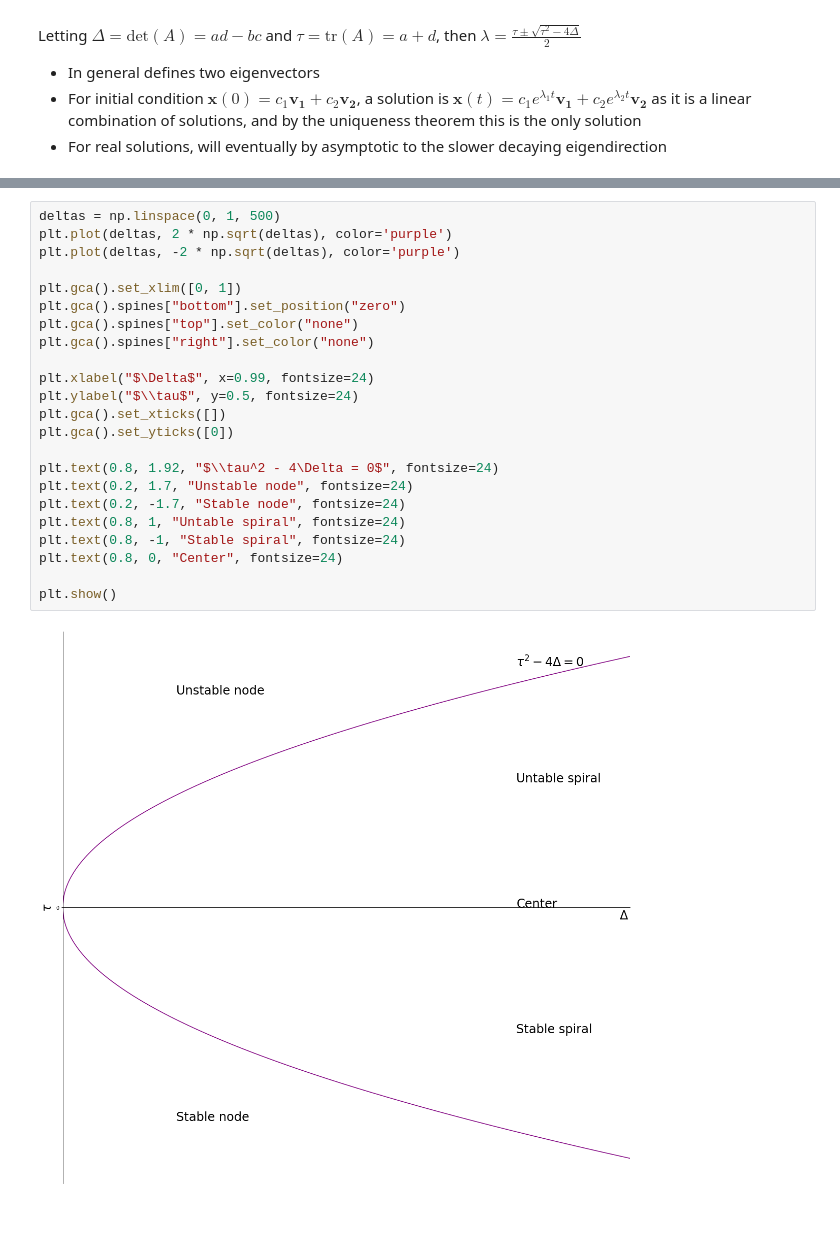
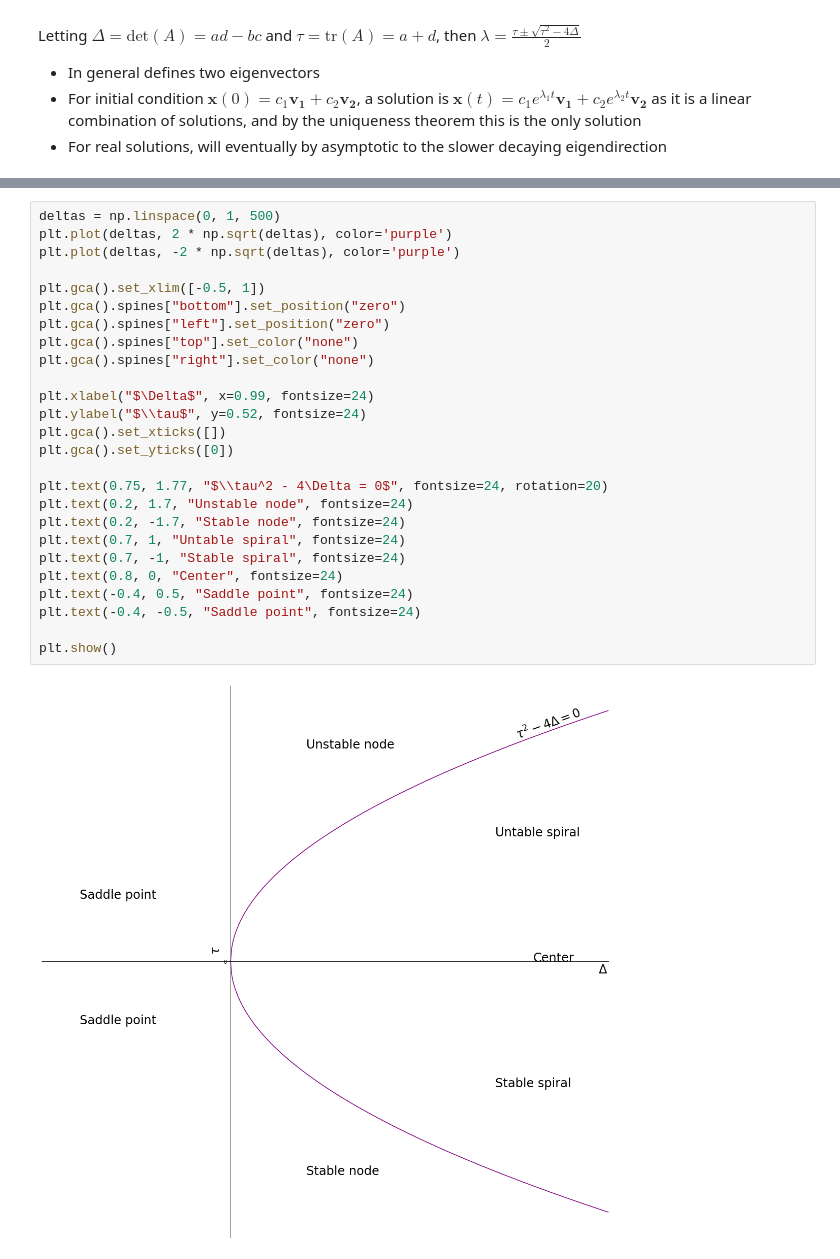
Before and after one commit to NRoboto/book-nonlinear-dynamics-chaos, a Jupyter notebook: 5-linear-systems.ipynb, the cells around one changed output, grey strips where cells are left out. Cells and saved outputs as stored; diff of their text form; blank space fills up the shorter version.

```diff
--- a/5-linear-systems.ipynb
+++ b/5-linear-systems.ipynb
@@ -102,25 +106,28 @@ for idx, (A, title, trajectory_initial_coords) in enumerate(As, start=1):
 # %%
 deltas = np.linspace(0, 1, 500)
 plt.plot(deltas, 2 * np.sqrt(deltas), color='purple')
 plt.plot(deltas, -2 * np.sqrt(deltas), color='purple')
 
-plt.gca().set_xlim([0, 1])
+plt.gca().set_xlim([-0.5, 1])
 plt.gca().spines["bottom"].set_position("zero")
+plt.gca().spines["left"].set_position("zero")
 plt.gca().spines["top"].set_color("none")
 plt.gca().spines["right"].set_color("none")
 
 plt.xlabel("$\Delta$", x=0.99, fontsize=24)
-plt.ylabel("$\\tau$", y=0.5, fontsize=24)
+plt.ylabel("$\\tau$", y=0.52, fontsize=24)
 plt.gca().set_xticks([])
 plt.gca().set_yticks([0])
 
-plt.text(0.8, 1.92, "$\\tau^2 - 4\Delta = 0$", fontsize=24)
+plt.text(0.75, 1.77, "$\\tau^2 - 4\Delta = 0$", fontsize=24, rotation=20)
 plt.text(0.2, 1.7, "Unstable node", fontsize=24)
 plt.text(0.2, -1.7, "Stable node", fontsize=24)
-plt.text(0.8, 1, "Untable spiral", fontsize=24)
-plt.text(0.8, -1, "Stable spiral", fontsize=24)
+plt.text(0.7, 1, "Untable spiral", fontsize=24)
+plt.text(0.7, -1, "Stable spiral", fontsize=24)
 plt.text(0.8, 0, "Center", fontsize=24)
+plt.text(-0.4, 0.5, "Saddle point", fontsize=24)
+plt.text(-0.4, -0.5, "Saddle point", fontsize=24)
 
 plt.show()
 # %% [output]
-[figure, old version]
+[figure, new version]
```
Also changed, not shown: parts of 2 cells of this notebook, 1 other file.
